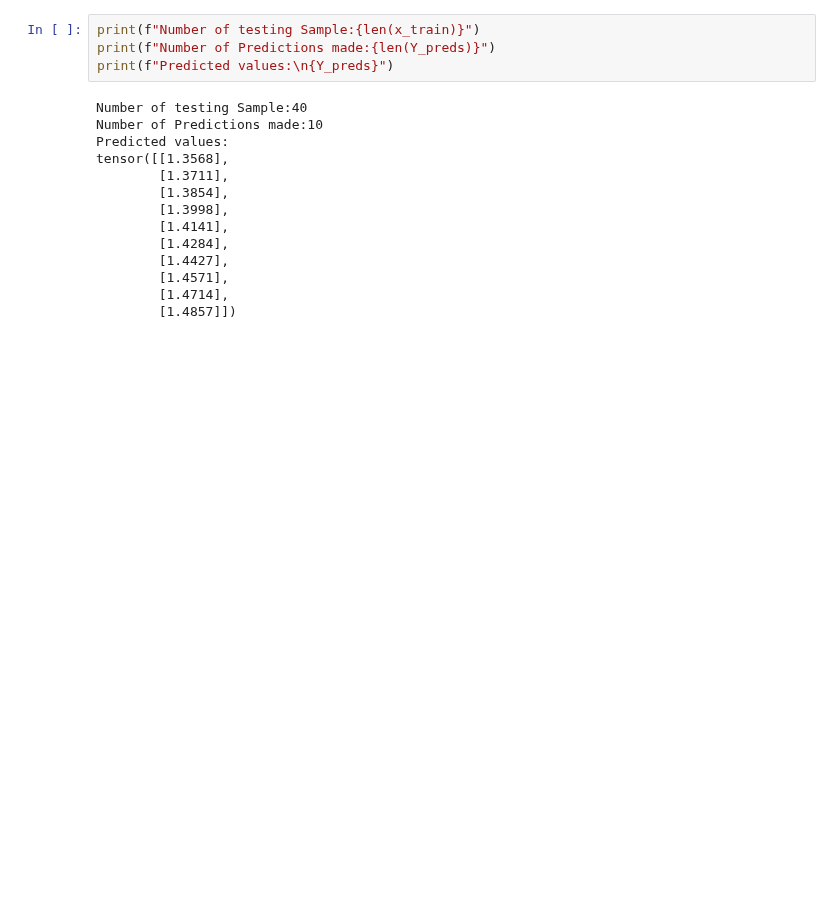
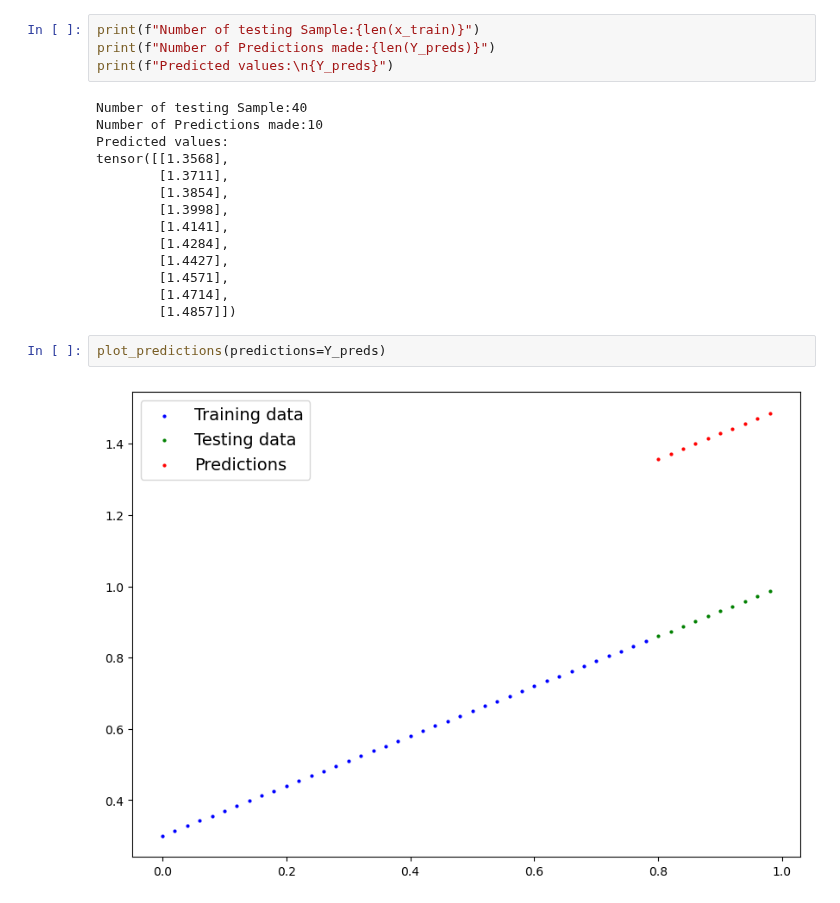
Before and after one commit to Darshan2082002/Python-Project-for-my-understanding, a Jupyter notebook: Pytorch File/Chapter_1.ipynb, the cells around one changed output. Cells and saved outputs as stored; diff of their text form; blank space fills up the shorter version.

Commit message:
Prediction plotting

```diff
--- a/Pytorch File/Chapter_1.ipynb
+++ b/Pytorch File/Chapter_1.ipynb
@@ -178,3 +178,7 @@ tensor([[1.3568],
         [1.4571],
         [1.4714],
         [1.4857]])
+# %%
+plot_predictions(predictions=Y_preds)
+# %% [output]
+[figure, added]
```
